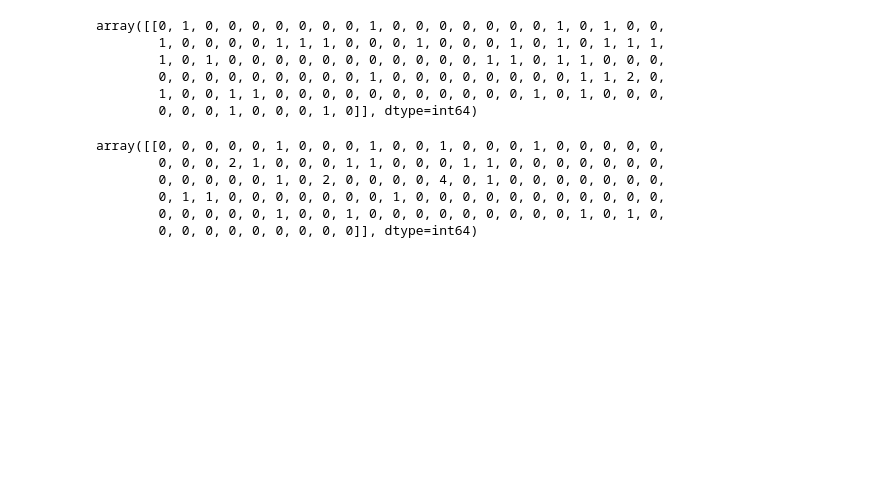
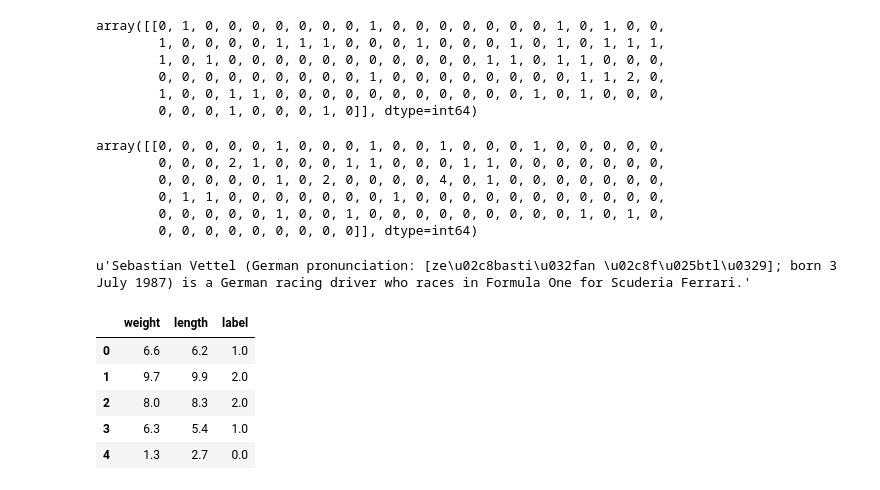
Before and after one commit to Koushikl0l/data-science, a Jupyter notebook: cosine_similarity.ipynb, the cells around one changed output. Cells and saved outputs as stored; diff of their text form; code cells hidden in the pictures; blank space fills up the shorter version.

```diff
--- a/cosine_similarity.ipynb
+++ b/cosine_similarity.ipynb
@@ -110,0 +114,4 @@ array([[0, 0, 0, 0, 0, 1, 0, 0, 0, 1, 0, 0, 1, 0, 0, 0, 1, 0, 0, 0, 0, 0,
+# %%
+a
+# %% [output]
+u'Sebastian Vettel (German pronunciation: [ze\u02c8basti\u032fan \u02c8f\u025btl\u0329]; born 3 July 1987) is a German racing driver who races in Formula One for Scuderia Ferrari.'
@@ -110,0 +136,10 @@ array([[0, 0, 0, 0, 0, 1, 0, 0, 0, 1, 0, 0, 1, 0, 0, 0, 1, 0, 0, 0, 0, 0,
+# %%
+df_2=pd.DataFrame(feature, columns=['weight', 'length', 'label'])
+df_2.head(5)
+# %% [output]
+|  | weight | length | label |
+| 0 | 6.6 | 6.2 | 1.0 |
+| 1 | 9.7 | 9.9 | 2.0 |
+| 2 | 8.0 | 8.3 | 2.0 |
+| 3 | 6.3 | 5.4 | 1.0 |
+| 4 | 1.3 | 2.7 | 0.0 |
```
Also changed, not shown: parts of 13 cells of this notebook, 3 other files.
